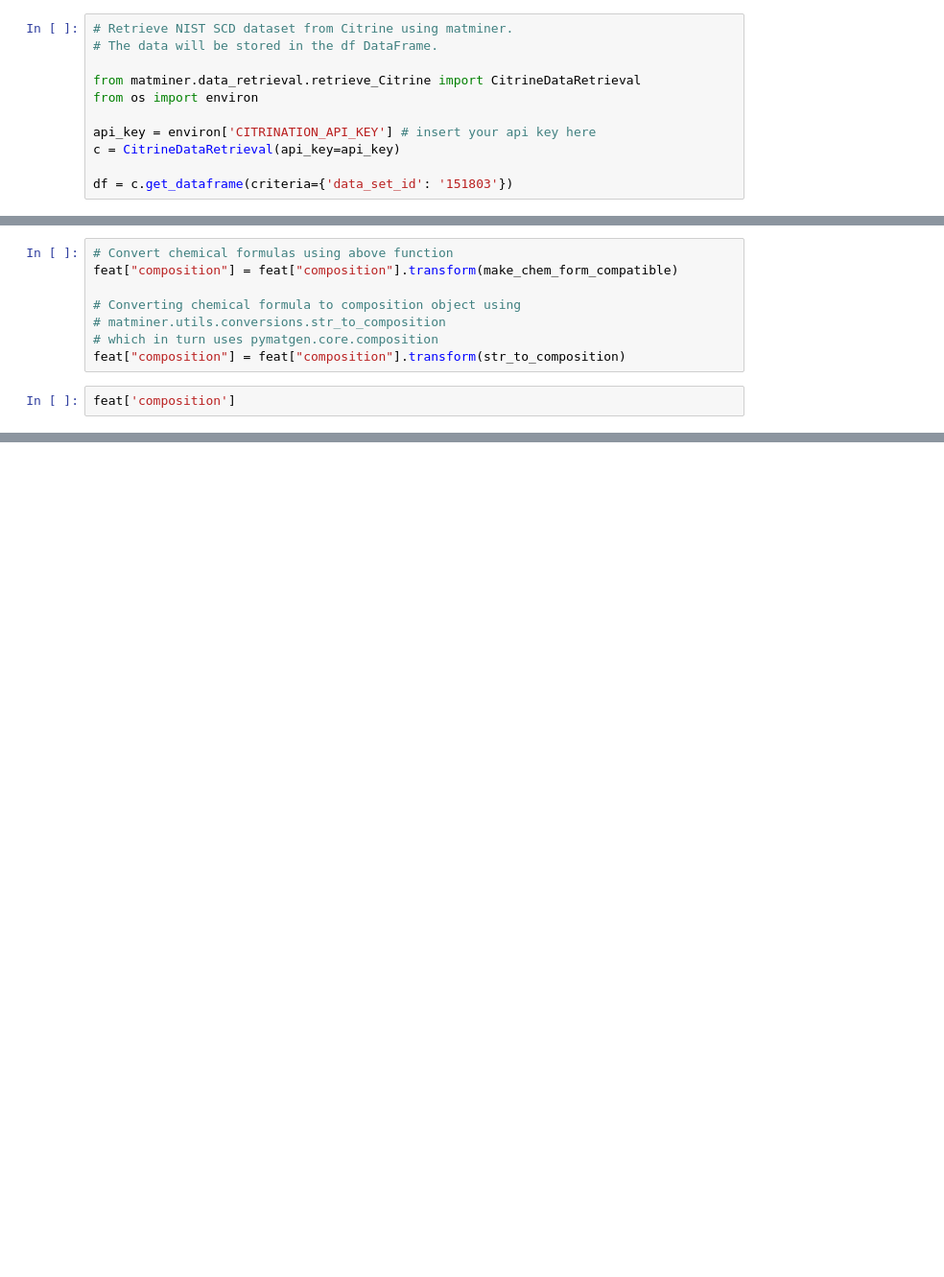
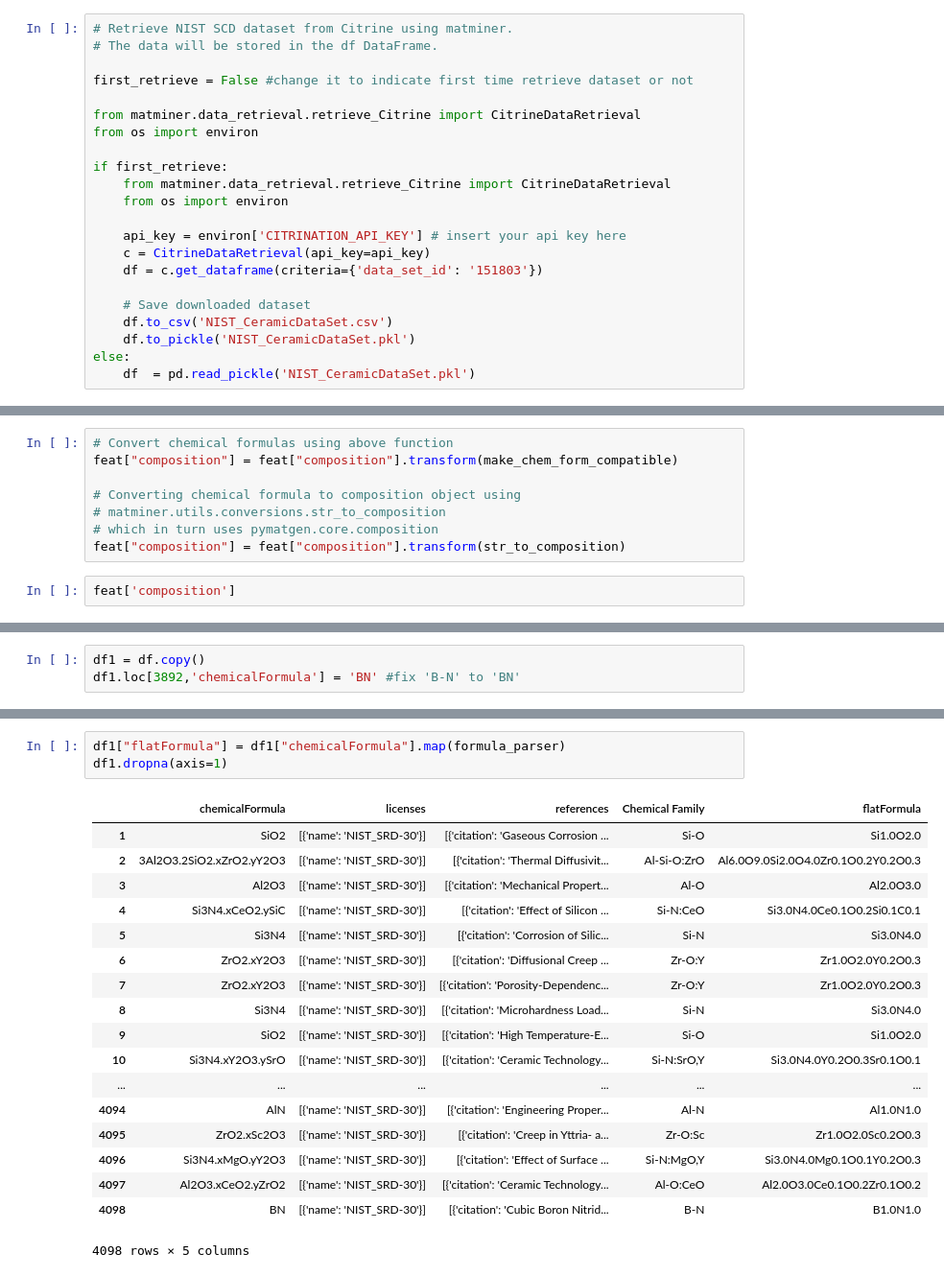
Before and after one commit to ckborg/DSW2018, a Jupyter notebook: retrieve_scd_data_matminer.ipynb, the cells around one changed output, grey strips where cells are left out. Shown at 96% size. Drawn from its saved outputs; the diff is of its cells as text; blank space fills up the shorter version.

Commit message:
adding formula parser

```diff
--- a/retrieve_scd_data_matminer.ipynb
+++ b/retrieve_scd_data_matminer.ipynb
@@ -8,13 +8,24 @@ from matminer.utils.conversions import str_to_composition
 # Retrieve NIST SCD dataset from Citrine using matminer.
 # The data will be stored in the df DataFrame.
 
+first_retrieve = False #change it to indicate first time retrieve dataset or not
+
 from matminer.data_retrieval.retrieve_Citrine import CitrineDataRetrieval
 from os import environ
 
-api_key = environ['CITRINATION_API_KEY'] # insert your api key here
-c = CitrineDataRetrieval(api_key=api_key)
+if first_retrieve:
+    from matminer.data_retrieval.retrieve_Citrine import CitrineDataRetrieval
+    from os import environ
 
-df = c.get_dataframe(criteria={'data_set_id': '151803'})
+    api_key = environ['CITRINATION_API_KEY'] # insert your api key here
+    c = CitrineDataRetrieval(api_key=api_key)
+    df = c.get_dataframe(criteria={'data_set_id': '151803'})
+
+    # Save downloaded dataset
+    df.to_csv('NIST_CeramicDataSet.csv')
+    df.to_pickle('NIST_CeramicDataSet.pkl')
+else:
+    df  = pd.read_pickle('NIST_CeramicDataSet.pkl')
 # %%
 # Get the number of samples and number of features of the dataset
 df.shape
@@ -86,0 +103,3 @@ feat['composition']
+# %%
+df1 = df.copy()
+df1.loc[3892,'chemicalFormula'] = 'BN' #fix 'B-N' to 'BN'
@@ -86,0 +164,22 @@ feat['composition']
+# %%
+df1["flatFormula"] = df1["chemicalFormula"].map(formula_parser)
+df1.dropna(axis=1)
+# %% [output]
+|  | chemicalFormula | licenses | references | Chemical Family | flatFormula |
+| 1 | SiO2 | [{'name': 'NIST_SRD-30'}] | [{'citation': 'Gaseous Corrosion ... | Si-O | Si1.0O2.0 |
+| 2 | 3Al2O3.2SiO2.xZrO2.yY2O3 | [{'name': 'NIST_SRD-30'}] | [{'citation': 'Thermal Diffusivit... | Al-Si-O:ZrO | Al6.0O9.0Si2.0O4.0Zr0.1O0.2Y0.2O0.3 |
+| 3 | Al2O3 | [{'name': 'NIST_SRD-30'}] | [{'citation': 'Mechanical Propert... | Al-O | Al2.0O3.0 |
+| 4 | Si3N4.xCeO2.ySiC | [{'name': 'NIST_SRD-30'}] | [{'citation': 'Effect of Silicon ... | Si-N:CeO | Si3.0N4.0Ce0.1O0.2Si0.1C0.1 |
+| 5 | Si3N4 | [{'name': 'NIST_SRD-30'}] | [{'citation': 'Corrosion of Silic... | Si-N | Si3.0N4.0 |
+| 6 | ZrO2.xY2O3 | [{'name': 'NIST_SRD-30'}] | [{'citation': 'Diffusional Creep ... | Zr-O:Y | Zr1.0O2.0Y0.2O0.3 |
+| 7 | ZrO2.xY2O3 | [{'name': 'NIST_SRD-30'}] | [{'citation': 'Porosity-Dependenc... | Zr-O:Y | Zr1.0O2.0Y0.2O0.3 |
+| 8 | Si3N4 | [{'name': 'NIST_SRD-30'}] | [{'citation': 'Microhardness Load... | Si-N | Si3.0N4.0 |
+| 9 | SiO2 | [{'name': 'NIST_SRD-30'}] | [{'citation': 'High Temperature-E... | Si-O | Si1.0O2.0 |
+| 10 | Si3N4.xY2O3.ySrO | [{'name': 'NIST_SRD-30'}] | [{'citation': 'Ceramic Technology... | Si-N:SrO,Y | Si3.0N4.0Y0.2O0.3Sr0.1O0.1 |
+| ... | ... | ... | ... | ... | ... |
+| 4094 | AlN | [{'name': 'NIST_SRD-30'}] | [{'citation': 'Engineering Proper... | Al-N | Al1.0N1.0 |
+| 4095 | ZrO2.xSc2O3 | [{'name': 'NIST_SRD-30'}] | [{'citation': 'Creep in Yttria- a... | Zr-O:Sc | Zr1.0O2.0Sc0.2O0.3 |
+| 4096 | Si3N4.xMgO.yY2O3 | [{'name': 'NIST_SRD-30'}] | [{'citation': 'Effect of Surface ... | Si-N:MgO,Y | Si3.0N4.0Mg0.1O0.1Y0.2O0.3 |
+| 4097 | Al2O3.xCeO2.yZrO2 | [{'name': 'NIST_SRD-30'}] | [{'citation': 'Ceramic Technology... | Al-O:CeO | Al2.0O3.0Ce0.1O0.2Zr0.1O0.2 |
+| 4098 | BN | [{'name': 'NIST_SRD-30'}] | [{'citation': 'Cubic Boron Nitrid... | B-N | B1.0N1.0 |
+4098 rows × 5 columns
```
Also changed, not shown: parts of 5 cells of this notebook.
